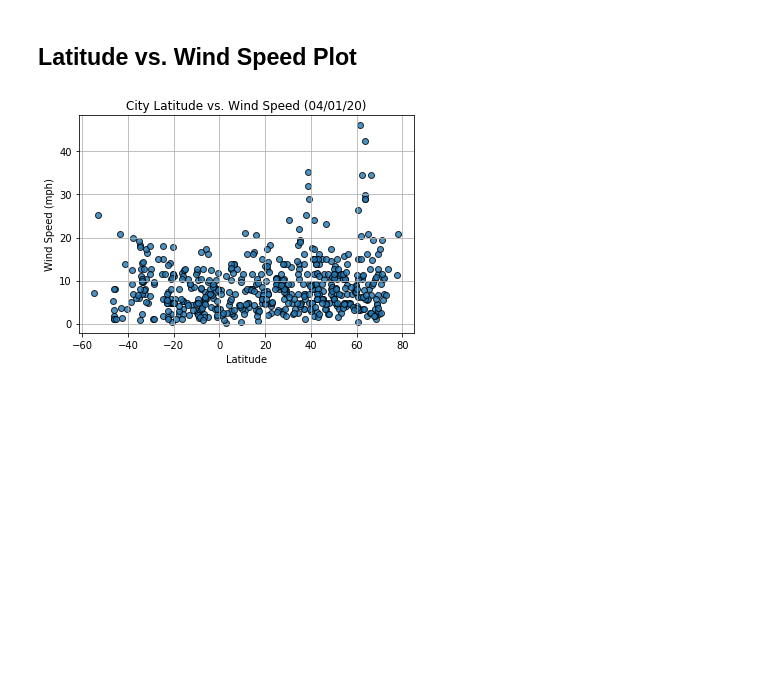
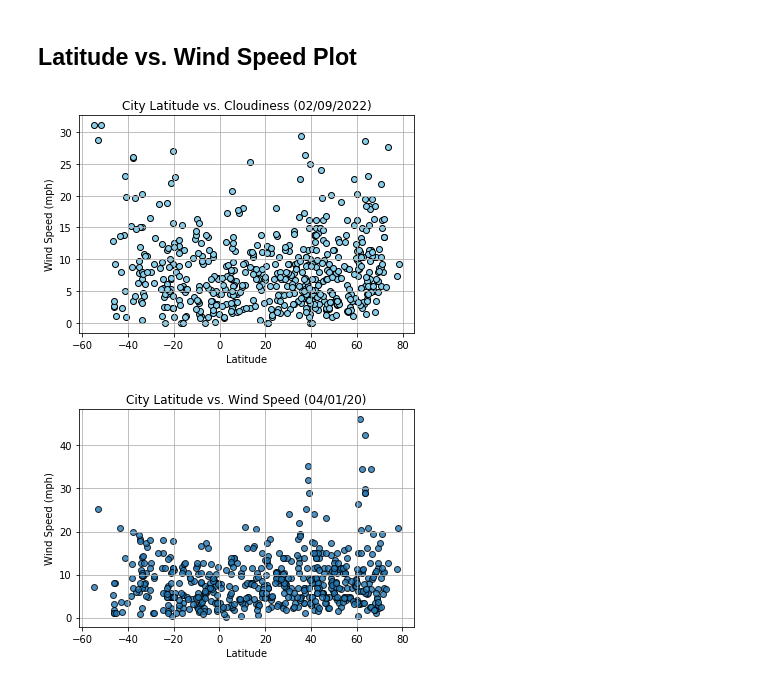
Before and after one commit to 33north/06__API__api-challenge, a Jupyter notebook: WeatherPy.ipynb, the cells around one changed output. Cells and saved outputs as stored; diff of their text form; code cells hidden in the pictures; blank space fills up the shorter version.

```diff
--- a/WeatherPy.ipynb
+++ b/WeatherPy.ipynb
@@ -286,6 +323,19 @@ Int64Index([], dtype='int64')
 [figure]
 # %% [markdown]
 ## Latitude vs. Wind Speed Plot
+# %%
+mph = [(meter_second * 2.2369) for meter_second in weather_data["Wind Speed"]]
+
+plt.scatter(weather_data["Lat"], mph, marker = "o", facecolors = "skyblue", edgecolors = "black")
+
+plt.title("City Latitude vs. Cloudiness (02/09/2022)")
+plt.xlabel("Latitude")
+plt.ylabel("Wind Speed (mph)")
+plt.grid()
+
+plt.show()
+# %% [output]
+[figure, added]
 # %%
 # %% [output]
 [figure]
```
Also changed, not shown: parts of 13 cells of this notebook.
